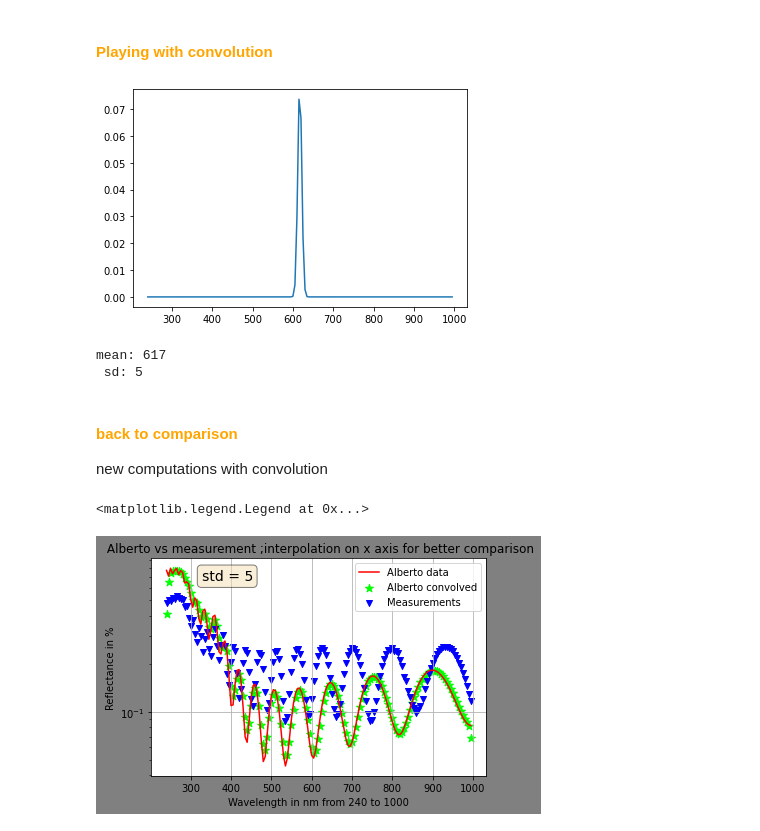
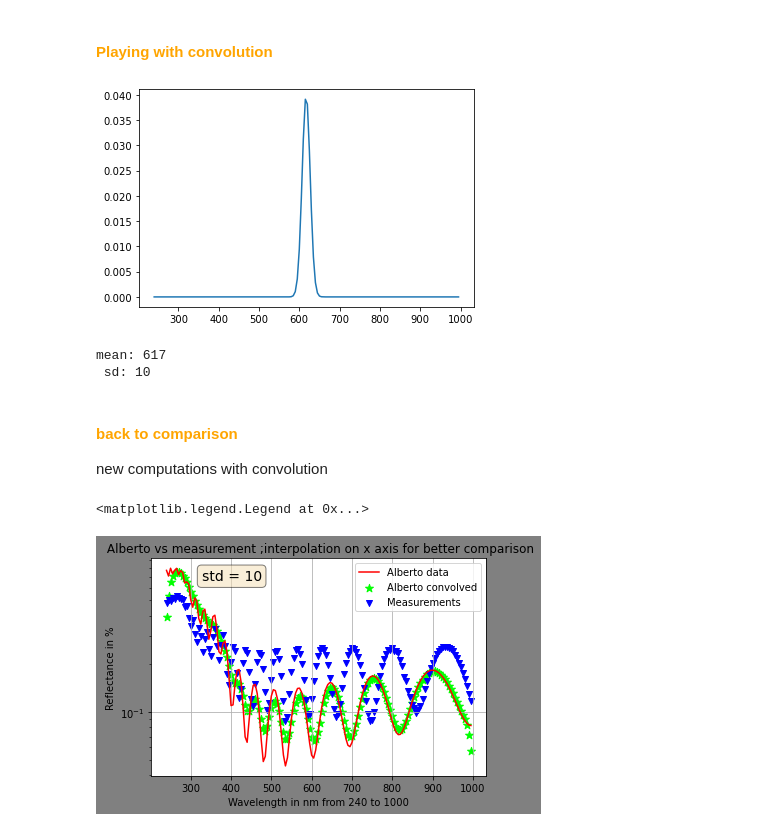
Before and after one commit to sarthchoudhary/AMELY, a Jupyter notebook: reflectance_comparison.ipynb, the cells around one changed output. Cells and saved outputs as stored; diff of their text form; code cells hidden in the pictures.

```diff
--- a/reflectance_comparison.ipynb
+++ b/reflectance_comparison.ipynb
@@ -154,26 +160,27 @@ ax2.legend()
 # %%
 # plt.plot(np.convolve(sin_func, norm.pdf(x_axis, mean, sd)))
 # len( np.convolve(sin_func, norm.pdf(x_axis, mean, sd)) )
 
 %matplotlib inline
 
 x_axis = np.arange(240, 1000, 5)
 ### Calculating mean and standard deviation
 mean = statistics.mean(x_axis)
 # sd = statistics.stdev(x_axis)
 ### we provide standard deviation as per our requirement
-sd = 5
+# sd = 5  ; Marcin suggests sd = 5
+sd = 10
 
 norm_distr = norm.pdf(x_axis, mean, sd)
 # norm_distr = norm.pdf(x_axis, mean, 50)
 plt.plot(x_axis, norm_distr )
 plt.show()
 
 print('mean:', mean, '\n', 'sd:', sd)
 # %% [output]
-[figure, old version]
+[figure, new version]
 mean: 617
- sd: 5
+ sd: 10
 # %% [markdown]
 <h4 style = "color:orange"> back to  comparison</h4>
 
@@ -227,4 +234,4 @@ ax3.text(0.15, 0.95, txtstr, transform=ax3.transAxes, fontsize=14, verticalalign
 ax3.legend()
 # %% [output]
 <matplotlib.legend.Legend at 0x...>
-[figure, old version]
+[figure, new version]
```
Also changed, not shown: parts of 16 cells of this notebook, 2 other files.
